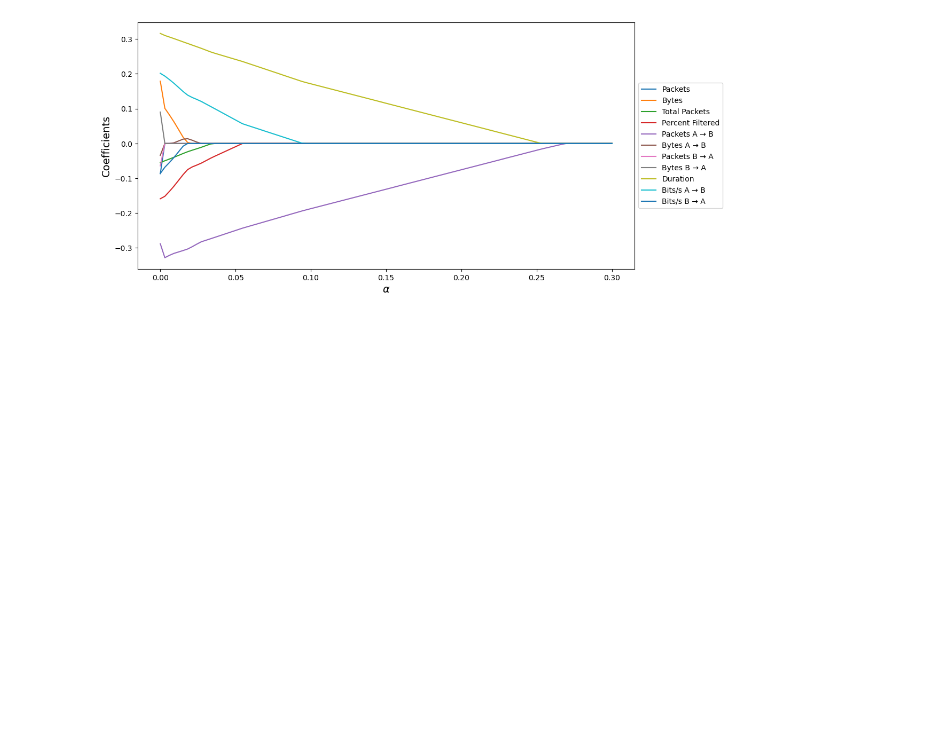
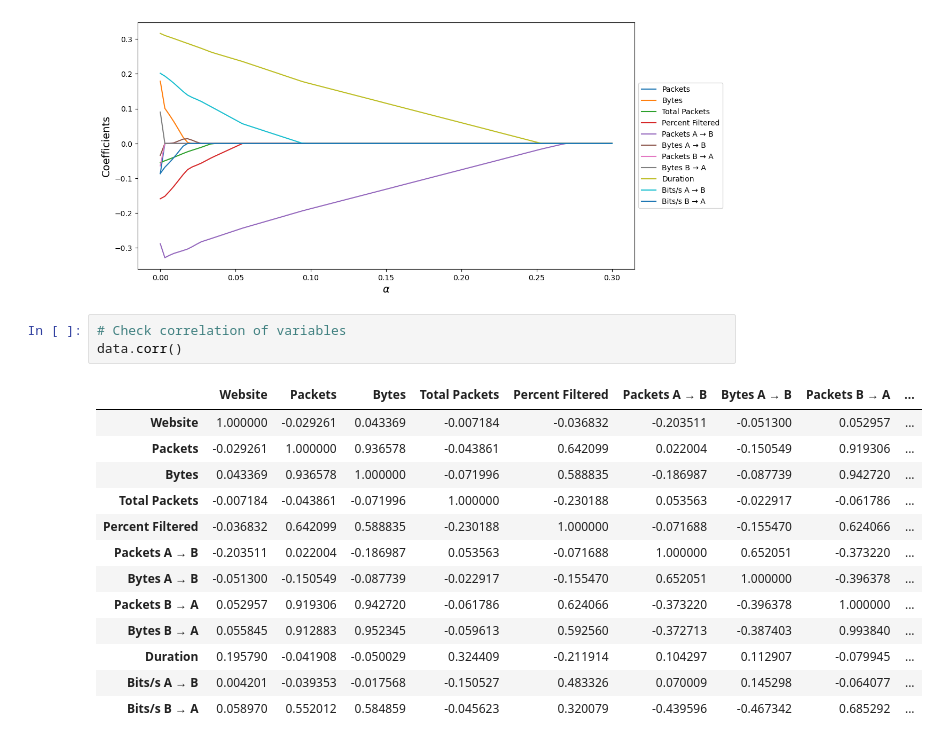
Before and after one commit to charleshu-8/C400-Capstone-Project, a Jupyter notebook: model_lasso.ipynb, the cells around one changed output. Drawn from its saved outputs; the diff is of its cells as text; blank space fills up the shorter version.

```diff
--- a/model_lasso.ipynb
+++ b/model_lasso.ipynb
@@ -114,3 +115,20 @@ plt.legend(data.drop(columns = "Website"), bbox_to_anchor=[1,0.5], loc='center l
 plt.show()
 # %% [output]
 [figure]
+# %%
+# Check correlation of variables
+data.corr()
+# %% [output]
+|  | Website | Packets | Bytes | Total Packets | Percent Filtered | Packets A → B | Bytes A → B | Packets B → A | ... |
+| Website | 1.000000 | -0.029261 | 0.043369 | -0.007184 | -0.036832 | -0.203511 | -0.051300 | 0.052957 | ... |
+| Packets | -0.029261 | 1.000000 | 0.936578 | -0.043861 | 0.642099 | 0.022004 | -0.150549 | 0.919306 | ... |
+| Bytes | 0.043369 | 0.936578 | 1.000000 | -0.071996 | 0.588835 | -0.186987 | -0.087739 | 0.942720 | ... |
+| Total Packets | -0.007184 | -0.043861 | -0.071996 | 1.000000 | -0.230188 | 0.053563 | -0.022917 | -0.061786 | ... |
+| Percent Filtered | -0.036832 | 0.642099 | 0.588835 | -0.230188 | 1.000000 | -0.071688 | -0.155470 | 0.624066 | ... |
+| Packets A → B | -0.203511 | 0.022004 | -0.186987 | 0.053563 | -0.071688 | 1.000000 | 0.652051 | -0.373220 | ... |
+| Bytes A → B | -0.051300 | -0.150549 | -0.087739 | -0.022917 | -0.155470 | 0.652051 | 1.000000 | -0.396378 | ... |
+| Packets B → A | 0.052957 | 0.919306 | 0.942720 | -0.061786 | 0.624066 | -0.373220 | -0.396378 | 1.000000 | ... |
+| Bytes B → A | 0.055845 | 0.912883 | 0.952345 | -0.059613 | 0.592560 | -0.372713 | -0.387403 | 0.993840 | ... |
+| Duration | 0.195790 | -0.041908 | -0.050029 | 0.324409 | -0.211914 | 0.104297 | 0.112907 | -0.079945 | ... |
+| Bits/s A → B | 0.004201 | -0.039353 | -0.017568 | -0.150527 | 0.483326 | 0.070009 | 0.145298 | -0.064077 | ... |
+| Bits/s B → A | 0.058970 | 0.552012 | 0.584859 | -0.045623 | 0.320079 | -0.439596 | -0.467342 | 0.685292 | ... |
```
Also changed, not shown: parts of 2 cells of this notebook, 7 other files.
